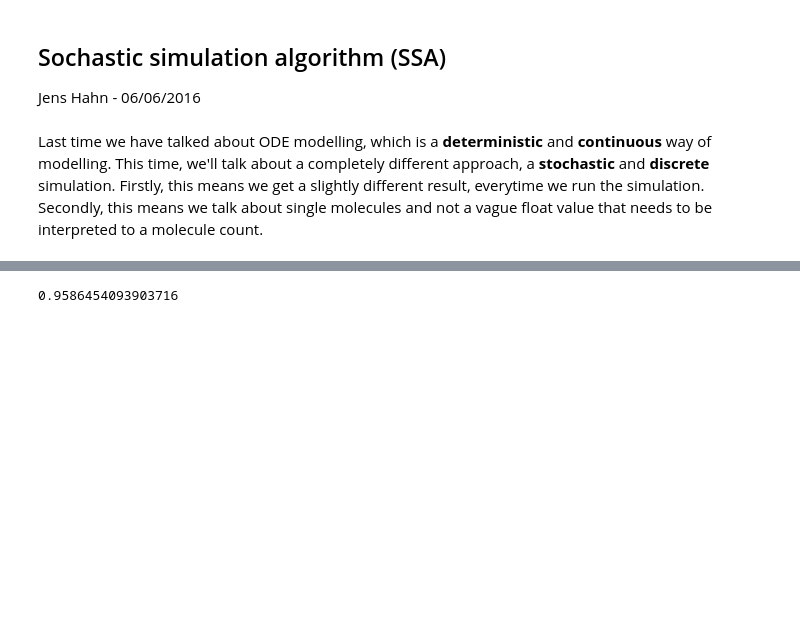
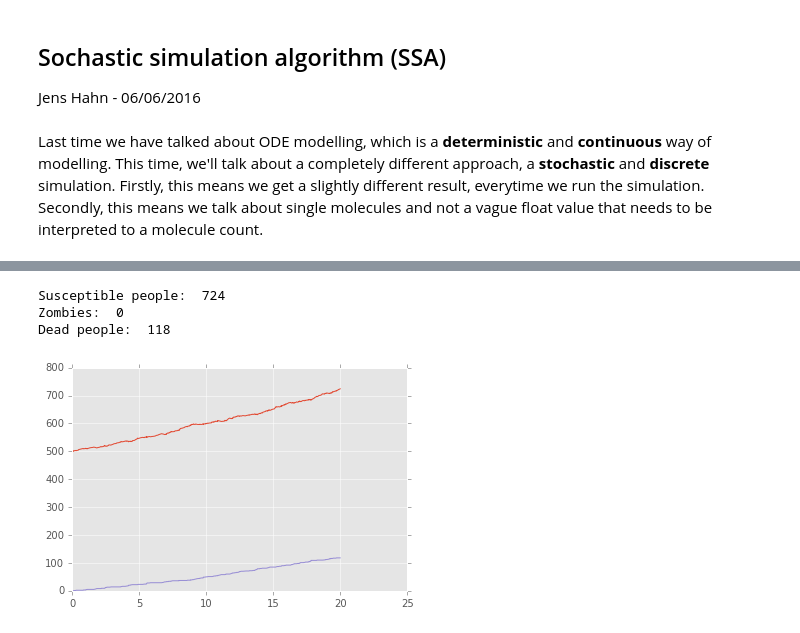
Before and after one commit to LKnopf/fachkurs_master, a Jupyter notebook: 07_modelling/20160606_SSAcomplete.ipynb, the cells around one changed output, grey strips where cells are left out. Cells and saved outputs as stored; diff of their text form; code cells hidden in the pictures; blank space fills up the shorter version.

```diff
--- a/07_modelling/20160606_SSAcomplete.ipynb
+++ b/07_modelling/20160606_SSAcomplete.ipynb
@@ -11,10 +19,0 @@ We start with a specific parameter, called $c$, the average probability that a r
-# %%
-import math
-import numpy as np
-a=1
-r=1
-t = -(1/a)*math.log(r)
-# %%
-np.random.uniform()
-# %% [output]
-0.9586454093903716
@@ -46,0 +100,12 @@ Fire the ith reaction
+# %%
+pyp.plot(timecourse, S_tc)
+pyp.plot(timecourse, Z_tc)
+pyp.plot(timecourse, R_tc)
+print('Susceptible people: ', S)
+print('Zombies: ', Z)
+print('Dead people: ', R)
+# %% [output]
+Susceptible people:  724
+Zombies:  0
+Dead people:  118
+[figure, added]
```
Also changed, not shown: parts of 12 cells of this notebook.
